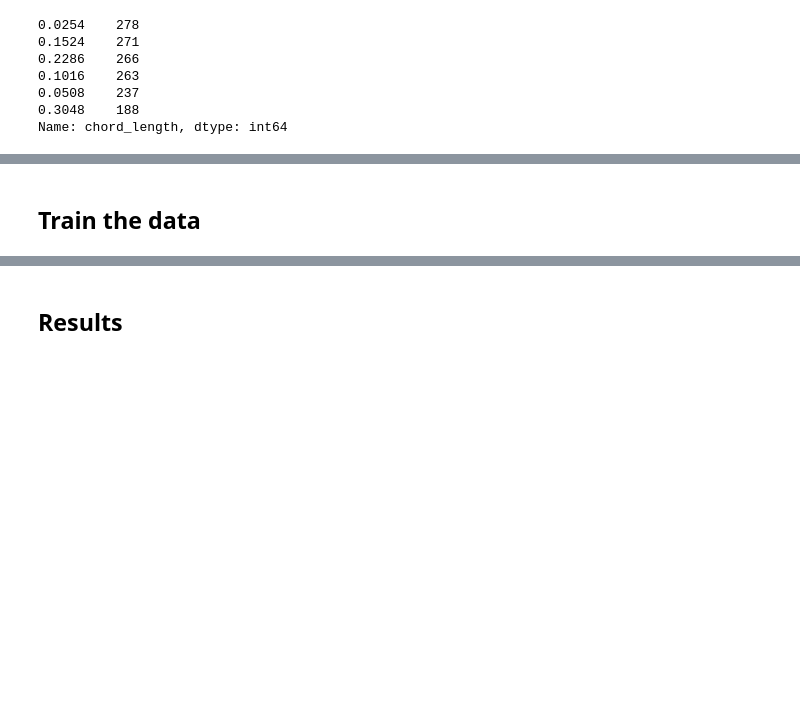
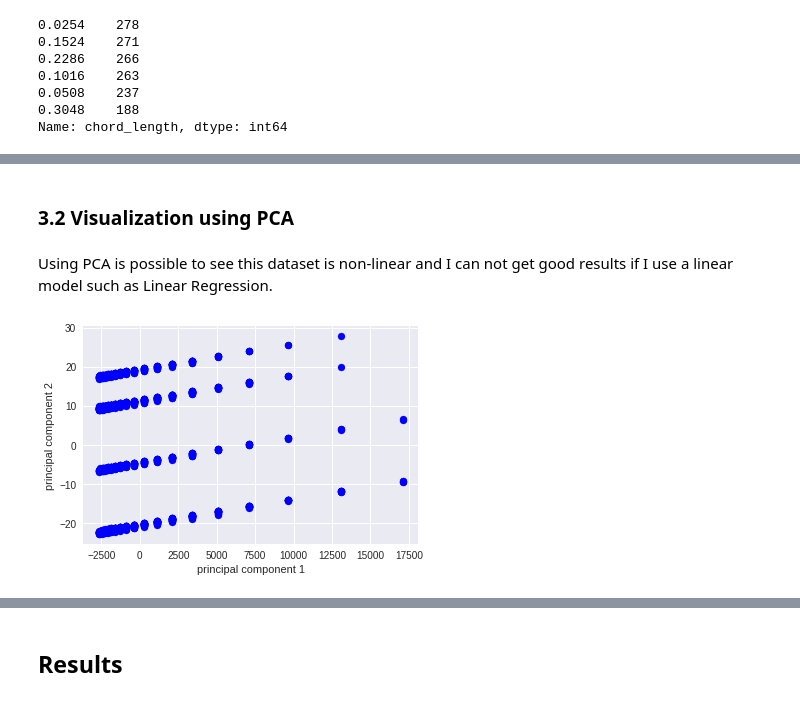
Before and after one commit to claudinei-daitx/airfoil-self-noise-prediction, a Jupyter notebook: predict_airfoil_self_nose.ipynb, the cells around one changed output, grey strips where cells are left out. Cells and saved outputs as stored; diff of their text form; code cells hidden in the pictures; blank space fills up the shorter version.

```diff
--- a/predict_airfoil_self_nose.ipynb
+++ b/predict_airfoil_self_nose.ipynb
@@ -136,9 +204,28 @@ Split the test and train data
 # %%
-
 train_data = airfoil_dataset.copy()
-train_set = train_data.drop("target", axis = 1)
-train_labels = train_data["target"].copy()
-
-X_train, X_test, y_train, y_test = train_test_split(train_set, train_labels, test_size=0.2)
+train_set = train_data.drop("scaled_sound_pressure_level", axis = 1)
+train_labels = train_data["scaled_sound_pressure_level"].copy()
-# %% [markdown]
-## Train the data
+# %% [markdown]
+### 3.2 Visualization using PCA
+# %% [markdown]
+Using PCA is possible to see this dataset is non-linear and I can not get good results if I use a linear model such as Linear Regression.
+# %%
+pca = PCA(n_components=2)
+principalComponents = pca.fit_transform(train_set)
+principalDf = pd.DataFrame(data = principalComponents
+             , columns = ['principal component 1', 'principal component 2'])
+
+finalDf = pd.concat([principalDf, train_labels], axis = 1)
+
+fig = plt.figure()
+ax = fig.add_subplot(1,1,1)
+
+ax.scatter(finalDf['principal component 1'], finalDf['principal component 2'], c='b', marker='o')
+
+ax.set_xlabel('principal component 1')
+ax.set_ylabel('principal component 2')
+
+
+plt.show()
+# %% [output]
+[figure, added]
```
Also changed, not shown: parts of 41 cells of this notebook, 2 other files.
